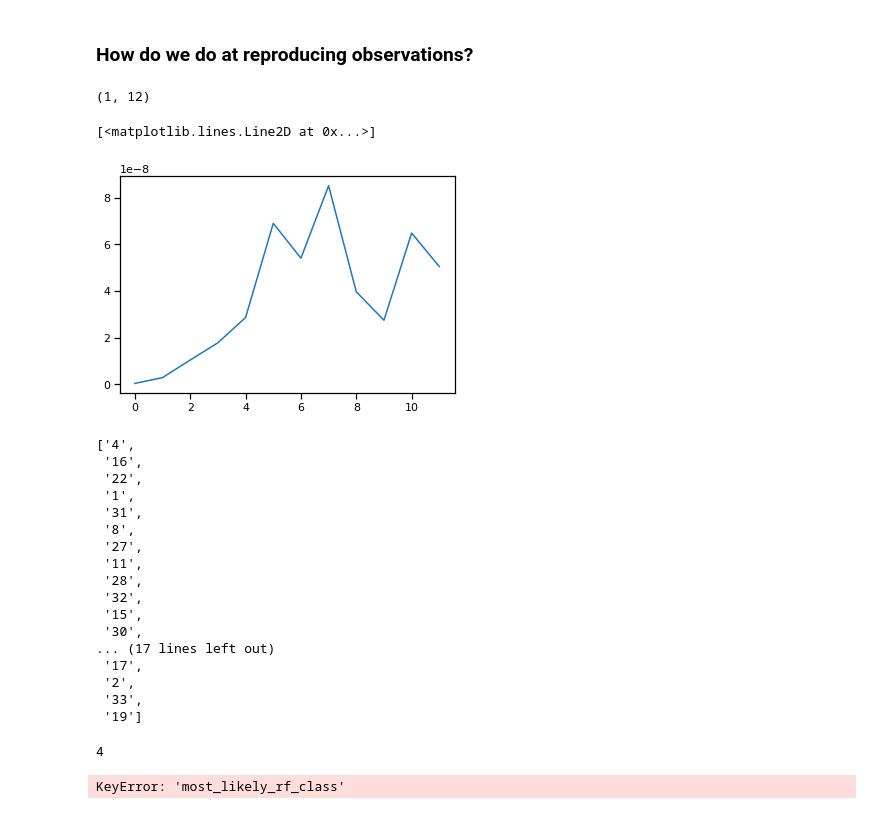
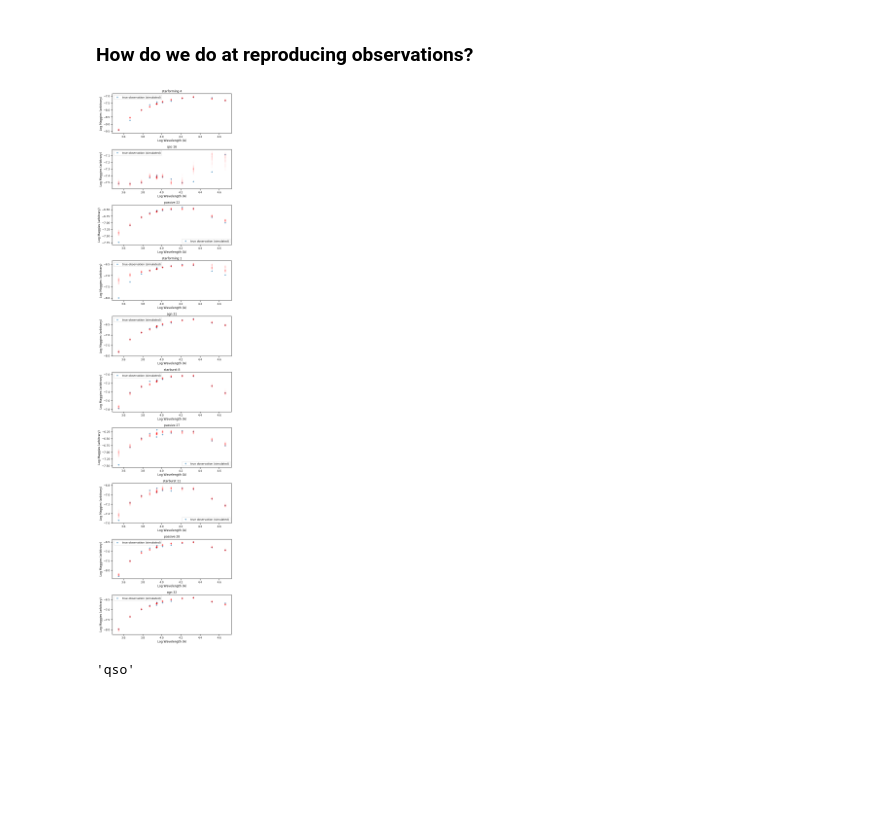
Before and after one commit to mwalmsley/agnfinder, a Jupyter notebook: notebooks/fitting_real_galaxies/results_on_uk_ir_selection.ipynb, the cells around one changed output. Drawn from its saved outputs; the diff is of its cells as text; code cells hidden in the pictures; blank space fills up the shorter version.

Commit message:
Visualise results - not bad, not great

```diff
--- a/notebooks/fitting_real_galaxies/results_on_uk_ir_selection.ipynb
+++ b/notebooks/fitting_real_galaxies/results_on_uk_ir_selection.ipynb
@@ -119,45 +93,40 @@ photometry = deep_emulator.denormalise_photometry(emulator(samples[0, :1]).numpy
-# %%
-photometry.shape
-# %% [output]
-(1, 12)
-# %%
-plt.plot(photometry[0])
-# %% [output]
-[<matplotlib.lines.Line2D at 0x...>]
-[figure, removed]
-# %%
-names
-# %% [output]
-['4',
- '16',
- '22',
- '1',
- '31',
- '8',
- '27',
- '11',
- '28',
- '32',
- '15',
- '30',
-... (17 lines left out)
- '17',
- '2',
- '33',
- '19']
-# %%
-int(names[0])
-# %% [output]
-4
+# %%
+wavelengths = np.array([ 3545.9515156 ,  4669.6375124 ,  6156.34362463,  7470.59215536,
+        8917.58185532, 16397.13029184, 12513.8266968 , 21392.23213854,
+       10205.12640526,  8801.6644194 , 33461.019081  , 45952.08900757])
+# %%
+n_galaxies = 10
+
+fig, axes = plt.subplots(nrows=n_galaxies, figsize=(8, 32))
+
+for n, galaxy in enumerate(galaxies[:n_galaxies]):
+    ax = axes[n]
+    true_photometry = galaxy['true_observations']
+    sample_photometry = deep_emulator.denormalise_photometry(emulator(galaxy['samples'])).numpy()
+    np.random.shuffle(sample_photometry)
+
+    ax.scatter(np.log10(wavelengths), np.log10(true_photometry), label='true observation (simulated)', marker='+')
+    for trace in sample_photometry[:100]:
+        ax.scatter(np.log10(wavelengths), np.log10(trace), color='r', marker='+', alpha=0.02)
+    ax.legend()
+    ax.set_title('{} {}'.format(galaxy['rf_class'], galaxy['name']))
+    ax.set_ylabel('Log Maggies (arbitrary)')
+    ax.set_xlabel('Log Wavelength (A)')
+
+plt.tight_layout()
+# %% [output]
+[figure, added]
+# %%
+galaxy['rf_class']
+# %% [output]
+'qso'
 # %%
 data = []
-for n, galaxy in enumerate(sample_list):
-        temp_df = pd.DataFrame(galaxy, columns=params)
-        temp_df['galaxy_class'] = labels.iloc[int(names[n])]['most_likely_rf_class']
+for galaxy in galaxies:
+        temp_df = pd.DataFrame(galaxy['samples'], columns=params)
+        temp_df['rf_class'] = galaxy['rf_class']
         data.append(temp_df)
 raw_df = pd.concat(data).reset_index()
 del data
-# %% [output]
-KeyError: 'most_likely_rf_class'
 # %%
 raw_df.head()
```
Also changed, not shown: parts of 26 cells of this notebook, 2 other files.
